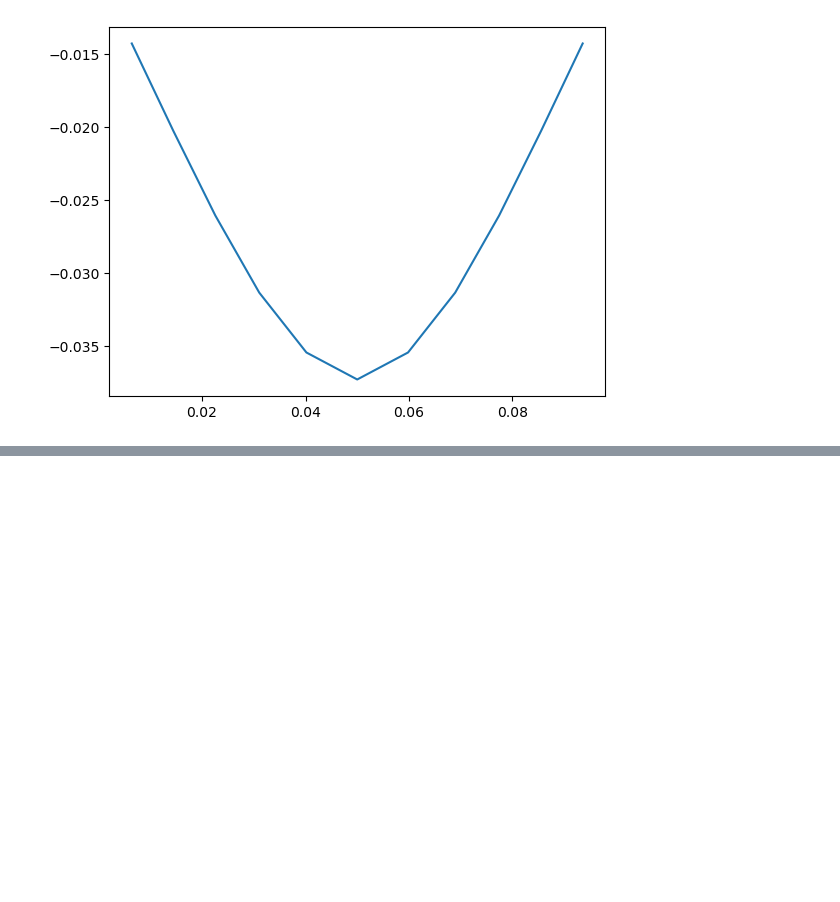
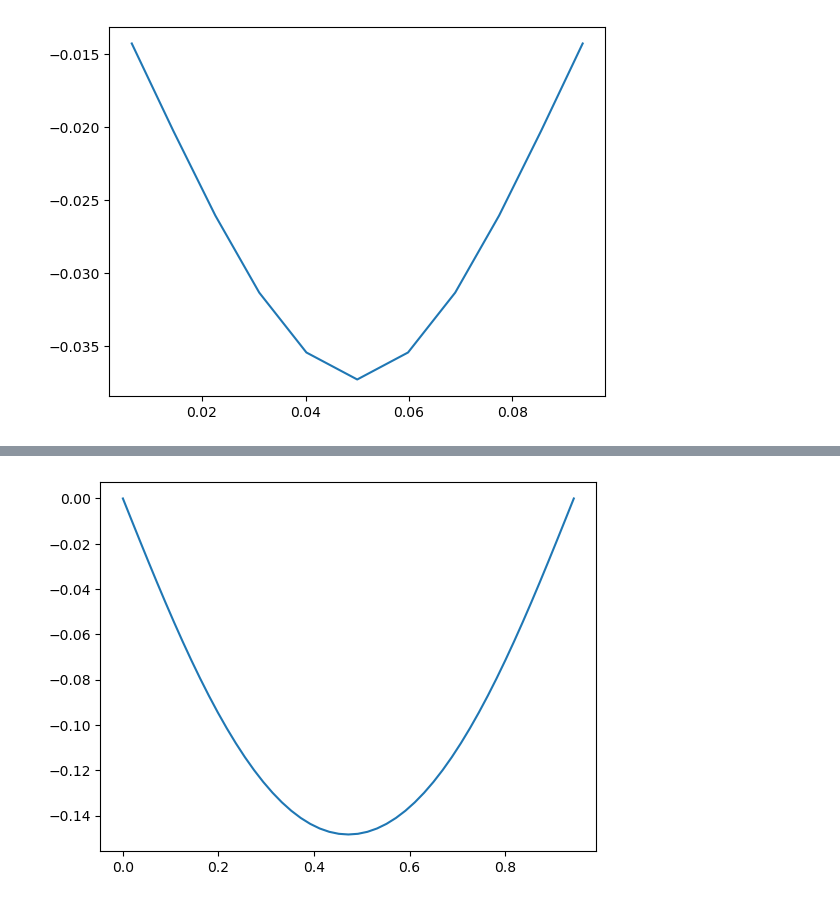
Before and after one commit to alucantonio/data_enhanced_simulation, a Jupyter notebook: MDOFsimulator.ipynb, the cells around one changed output, grey strips where cells are left out. Drawn from its saved outputs; the diff is of its cells as text; code cells hidden in the pictures; blank space fills up the shorter version.

```diff
--- a/MDOFsimulator.ipynb
+++ b/MDOFsimulator.ipynb
@@ -229,0 +305,5 @@ plt.show()
+# %%
+plt.plot(q[::2,-1],q[1::2,-1])
+plt.show()
+# %% [output]
+[figure, added]
```
Also changed, not shown: parts of 12 cells of this notebook.
